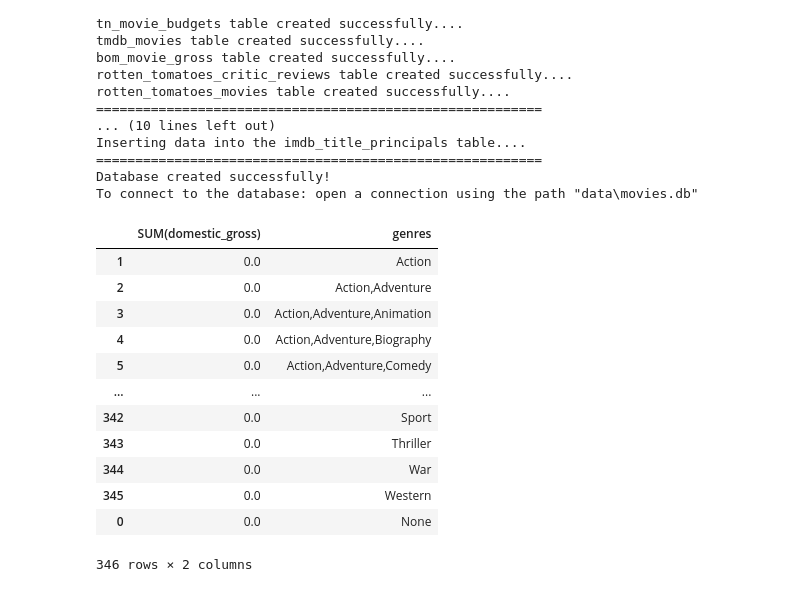
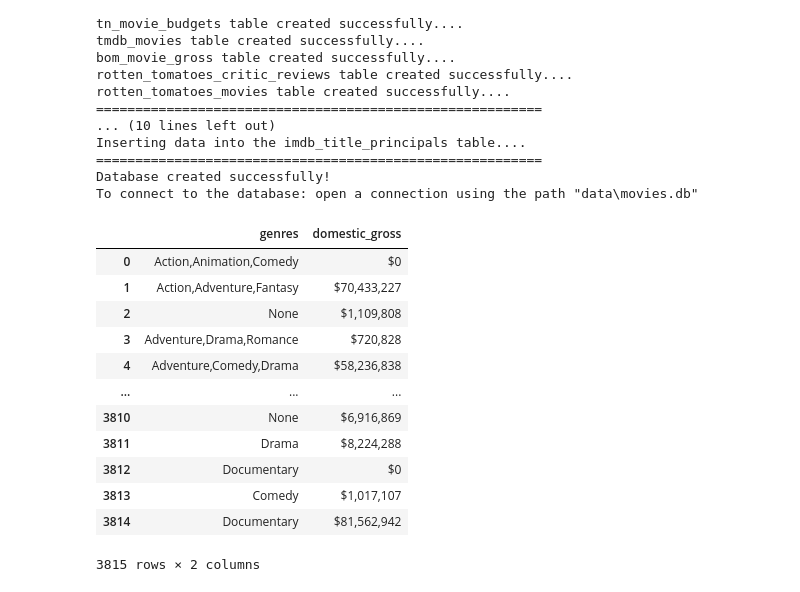
Before and after one commit to krvosen/microsoft_movie_analysis, a Jupyter notebook: create_sql_database.ipynb, the cells around one changed output. Drawn from its saved outputs; the diff is of its cells as text; code cells hidden in the pictures.

```diff
--- a/create_sql_database.ipynb
+++ b/create_sql_database.ipynb
@@ -38,28 +39,27 @@ Database created successfully!
 To connect to the database: open a connection using the path "data\movies.db"
 # %%
 conn = sqlite3.connect('data\movies.db')
-movie_title = pd.read_sql ('''SELECT SUM(domestic_gross), genres
+movie_title = pd.read_sql ('''SELECT genres , domestic_gross
                               FROM imdb_title_basics
                               JOIN tn_movie_budgets
                               ON primary_title=movie
-                              GROUP BY genres;
+
 
                               ''',conn)
+
 movie_title
-average_genres = movie_title.sort_values('genres',ascending=True)
-average_genres
 # %% [output]
-|  | SUM(domestic_gross) | genres |
-| 1 | 0.0 | Action |
-| 2 | 0.0 | Action,Adventure |
-| 3 | 0.0 | Action,Adventure,Animation |
-| 4 | 0.0 | Action,Adventure,Biography |
-| 5 | 0.0 | Action,Adventure,Comedy |
+|  | genres | domestic_gross |
+| 0 | Action,Animation,Comedy | $0 |
+| 1 | Action,Adventure,Fantasy | $70,433,227 |
+| 2 | None | $1,109,808 |
+| 3 | Adventure,Drama,Romance | $720,828 |
+| 4 | Adventure,Comedy,Drama | $58,236,838 |
 | ... | ... | ... |
-| 342 | 0.0 | Sport |
-| 343 | 0.0 | Thriller |
-| 344 | 0.0 | War |
-| 345 | 0.0 | Western |
-| 0 | 0.0 | None |
+| 3810 | None | $6,916,869 |
+| 3811 | Drama | $8,224,288 |
+| 3812 | Documentary | $0 |
+| 3813 | Comedy | $1,017,107 |
+| 3814 | Documentary | $81,562,942 |
-346 rows × 2 columns
+3815 rows × 2 columns
 # %%
```
Also changed, not shown: parts of 11 cells of this notebook, 1 other file.
